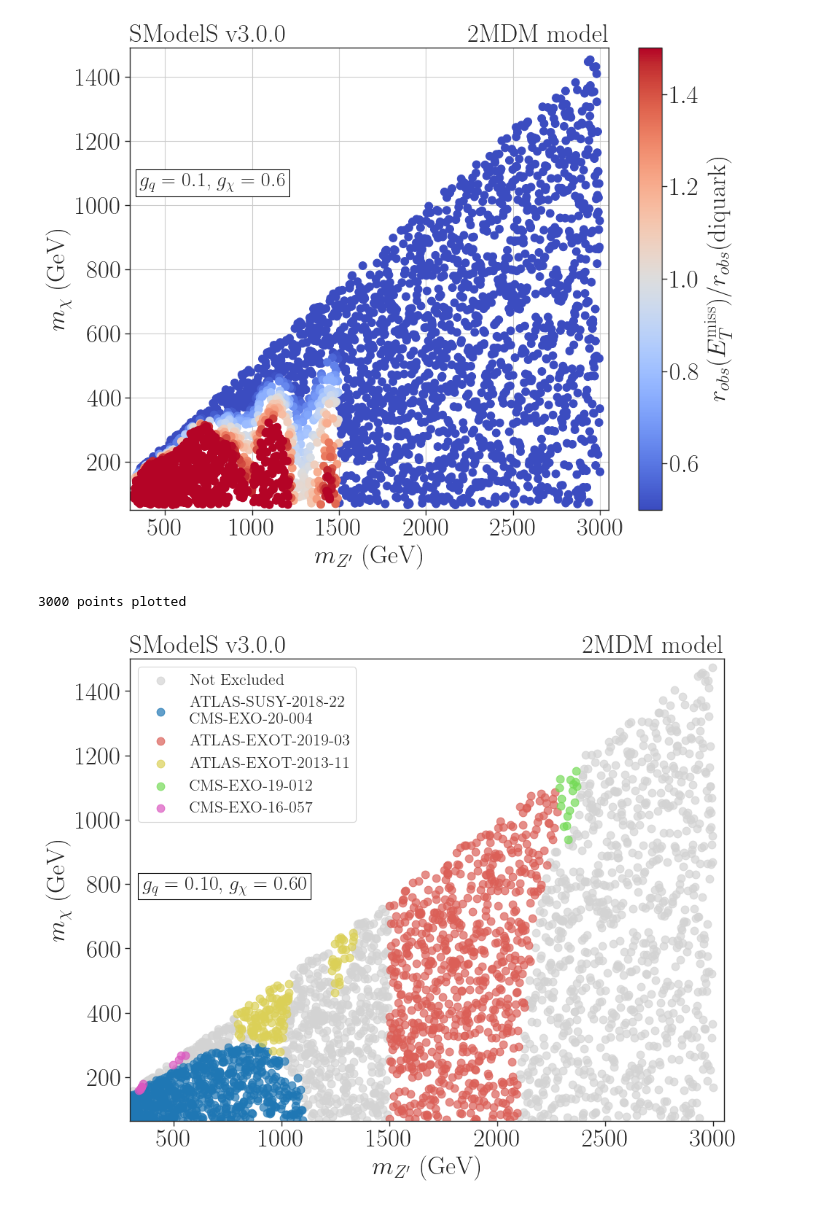
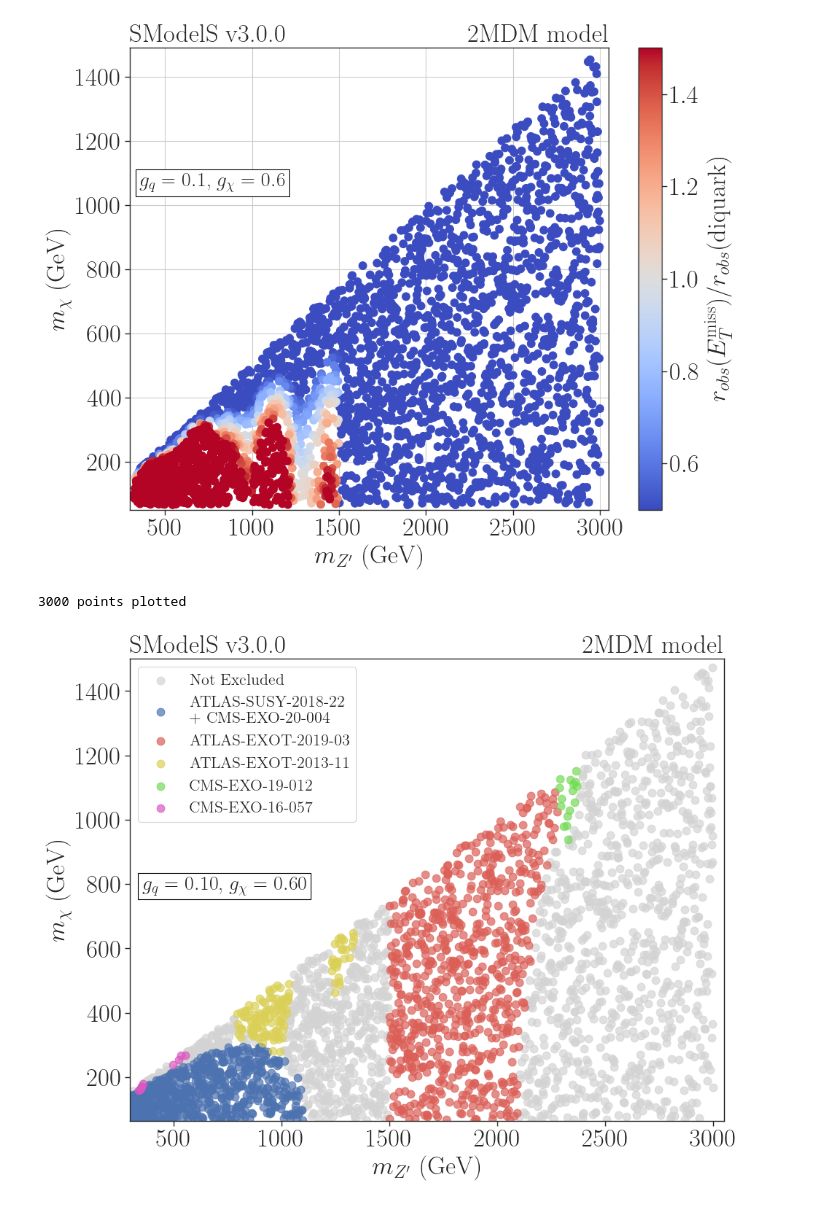
Before and after one commit to SModelS/smodelsv3-paper, a Jupyter notebook: notebooks/2MDM-monojet-vs-dijet-combined.ipynb, the cells around one changed output. Drawn from its saved outputs; the diff is of its cells as text; code cells hidden in the pictures.

Commit message:
Centralized color coding

```diff
--- a/notebooks/2MDM-monojet-vs-dijet-combined.ipynb
+++ b/notebooks/2MDM-monojet-vs-dijet-combined.ipynb
@@ -122,17 +120,3 @@ metDict = {ana : anadf for ana,anadf in anaDict.items() if ana in metAna}
-# %%
-colorDict = dict(zip(diquarkAna,sns.color_palette("hls",len(diquarkAna))))
-prop_cycle = plt.rcParams['axes.prop_cycle']
-colors = prop_cycle.by_key()['color']
-colorDict.update(
-            {'ATLAS-SUSY-2018-22-multibin,CMS-EXO-20-004': colors[0],
-            'ATLAS-SUSY-2018-22-multibin':  colors[1],
-            'CMS-EXO-20-004': colors[2],
-            'ATLAS-SUSY-2018-22': colors[4],
-            'ATLAS-EXOT-2018-06': colors[3],}
-            )
-colorDict['CombinedAna'] = colorDict['ATLAS-SUSY-2018-22-multibin,CMS-EXO-20-004']
-
-legend = [mpatches.Patch(color=color, label=ana) for ana,color in colorDict.items()]
 # %% [markdown]
 ### Compute the ratio max(r_met)/max(r_diquark)
 # %%
@@ -235,32 +219,32 @@ for ana,anadf in sorted(rmax_groups, key = lambda x: (len(x[0]),len(x[1])),rever
     x = excludedAna['mZp']
     y = excludedAna['mChi']
     if ana in ['CombinedAna','ATLAS-SUSY-2018-22-multibin,CMS-EXO-20-004']:
-        label = 'ATLAS-SUSY-2018-22'+'\n'+'CMS-EXO-20-004'
+        label = 'ATLAS-SUSY-2018-22'+'\n'+'+ CMS-EXO-20-004'
     else:
         label = ana
     sc = plt.scatter(x,y,s=60, color=colorDict[ana], label=label, alpha=0.7)
     ntot += len(x)
 
 
 print(f'{ntot} points plotted')
 plt.title(r'SModelS v3.0.0', loc='left', fontsize=25)
 plt.title(r'2MDM model', loc='right', fontsize=25)
 
 
 plt.xlabel(r'$m_{Z^{\prime}}$ (GeV)', fontsize=25)
 plt.ylabel(r'$m_{\chi}$ (GeV)', fontsize=25)
 plt.text(0.02,0.5,r'$g_{q} = %1.2f$, $g_{\chi} = %1.2f$' % (gq, gchi),fontsize=20,
          bbox=dict(facecolor='white', edgecolor='black'),transform = plt.gca().transAxes)
 
 plt.xlim(300, 3050)
 plt.ylim(65, 1500)
 
 plt.yticks(fontsize=25)
 plt.xticks(fontsize=25)
 plt.legend()
 plt.tight_layout()
 plt.savefig('./figures/exclusions_2mdm_NWA.png')
 plt.show()
 # %% [output]
 3000 points plotted
-[figure, old version]
+[figure, new version]
```
Also changed, not shown: parts of 2 cells of this notebook, 11 other files.
